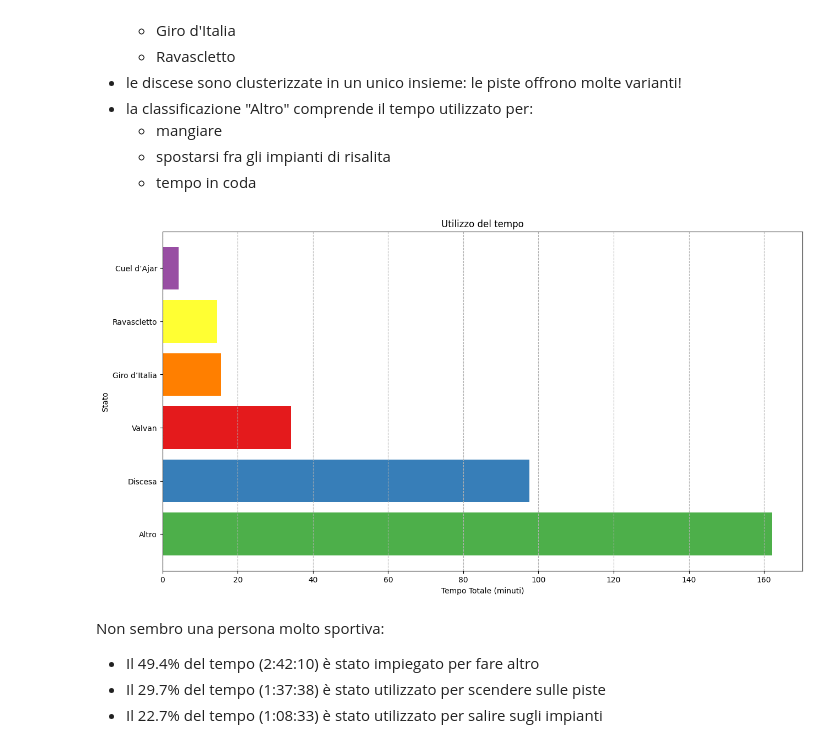
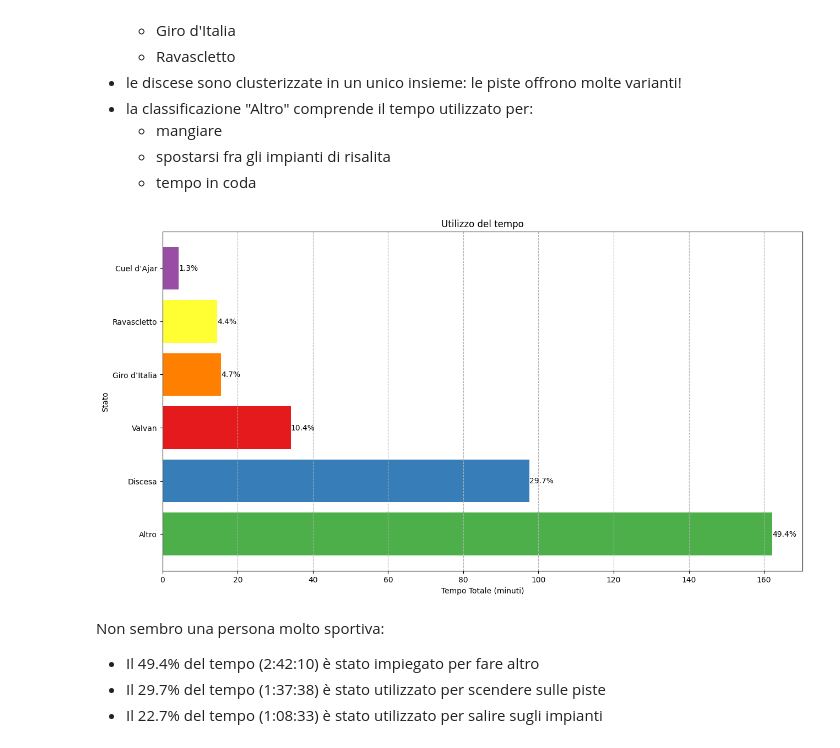
Before and after one commit to thomasmassarutto/DataSlopes, a Jupyter notebook: DataSlopes.ipynb, the cells around one changed output. Cells and saved outputs as stored; diff of their text form; code cells hidden in the pictures.

```diff
--- a/DataSlopes.ipynb
+++ b/DataSlopes.ipynb
@@ -442,7 +442,9 @@ conteggio_stati = df_stato['stato'].value_counts().reset_index()
 conteggio_stati.columns= [ 'stato', 'conteggio']
 
 
-tempo= pd.merge(conteggio_stati, tempo_per_stato, on='stato', how='right').fillna(0)
+tempo= pd.merge(conteggio_stati, tempo_per_stato,
+                on='stato',
+                how='right').fillna(0)
 
 ## evita divisioni per infinito
 tempo.loc[(tempo['stato'] == 'Altro') & (tempo['conteggio'] == 0.0), 'conteggio'] = 1
@@ -480,20 +482,27 @@ colori_impianti_risalita = tempo_sorted['stato'].map(colori_stato).fillna('graey
 # %%
 plt.figure(figsize=(15, 8))
 plt.title('Utilizzo del tempo')
 
 plt.barh(tempo_sorted['stato'],
         tempo_sorted['tempo_totale_minuti'],
         color=colori_impianti_risalita
         )
 
 plt.xlabel('Tempo Totale (minuti)')
 plt.ylabel('Stato')
 plt.grid(axis='x',
         linestyle='--')
 
+## percentuali su giornata
+for i in range(len(tempo_sorted)):
+    plt.text(tempo_sorted['tempo_totale_minuti'].iloc[i],
+             i,
+             str(tempo_sorted['tempo_percentuale'].iloc[i].round(1)) + "%",
+             va='center')
+
 plt.show()
 # %% [output]
-[figure, old version]
+[figure, new version]
 # %% [markdown]
 Non sembro una persona molto sportiva:
 
```
Also changed, not shown: parts of 10 cells of this notebook, 1 other file.
